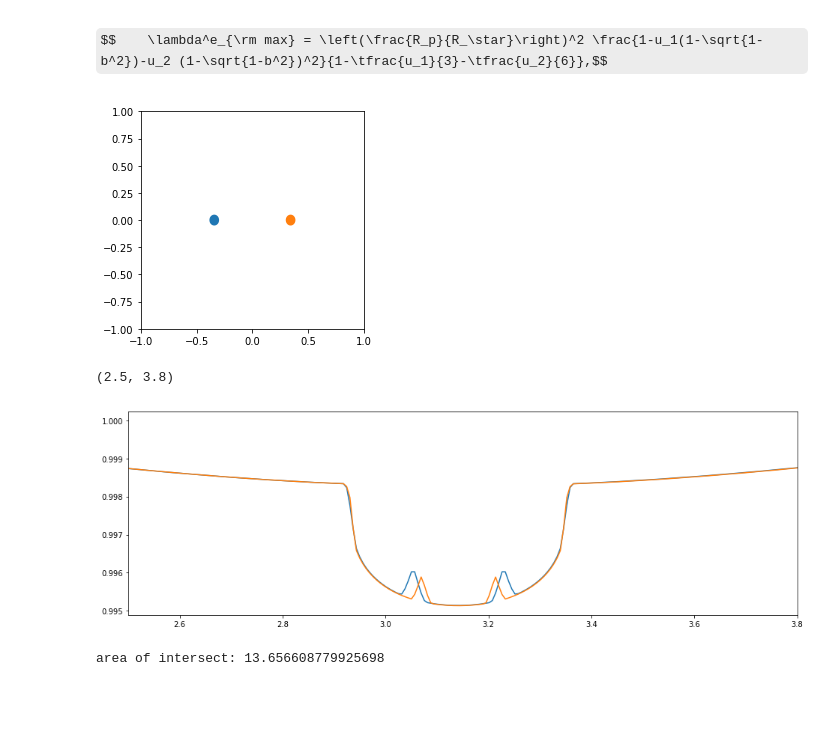
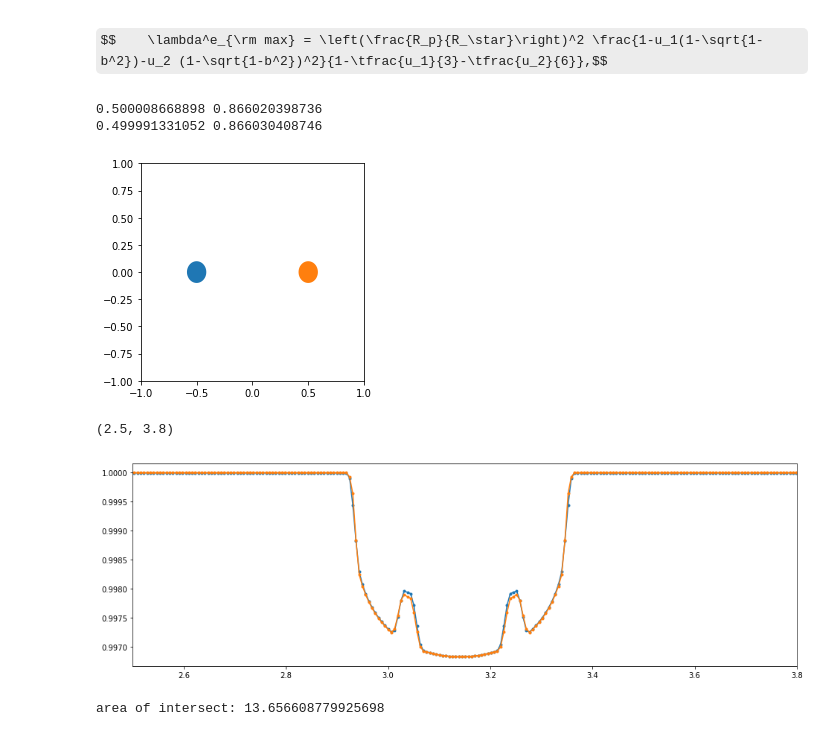
Before and after one commit to bmorris3/zeitsprung, a Jupyter notebook: fleck_transit.ipynb, the cells around one changed output. Cells and saved outputs as stored; diff of their text form; code cells hidden in the pictures; some formulas as TeX source; blank space fills up the shorter version.

Commit message:
Working spot occultations

```diff
--- a/fleck_transit.ipynb
+++ b/fleck_transit.ipynb
@@ -83,13 +84,11 @@ import numpy as np
 
 def create_ellipse(center, lengths, angle=0):
     """
-    create a shapely ellipse. adapted from
-    https://gis.stackexchange.com/a/243462
+    create a shapely ellipse
     """
     ellr = affinity.rotate(affinity.scale(Point(center).buffer(1), lengths[0], lengths[1]), angle)
     return ellr
 # %%
-
 from matplotlib.collections import PatchCollection
 
 usr = UnitSphericalRepresentation(spot_lons, spot_lats)
@@ -127,6 +126,7 @@ ld_factor = (1 - u_ld[0] * (1 - mu) - u_ld[1] * (1 - mu)**2 ) / (1 - u_ld[0]/3 -
 lambda_e = occult(z, p) * ld_factor
 
 spots = []
+spot_ld_factors = []
 plot_ellipses = True
 
 if plot_ellipses:
@@ -137,44 +137,50 @@ ax.set(xlim=[-1, 1], ylim=[-1, 1])
 planet = [create_ellipse([d[i], 0], [p, p]) for i in range(len(d))]
 
 for i in range(n_spots):
-        if tilted_spot_positions.x.value[mid_transit_time, i, 0] > 0:
+    if tilted_spot_positions.x.value[mid_transit_time, i, 0] > 0:
 
-            angle = np.arctan2(tilted_spot_positions.z.value[mid_transit_time, i, 0],
-                               tilted_spot_positions.y.value[mid_transit_time, i, 0])
+        r_spot = np.hypot(tilted_spot_positions.z.value[mid_transit_time, i, 0],
+                          tilted_spot_positions.y.value[mid_transit_time, i, 0])
+        print(r_spot, np.sqrt(1 - r_spot**2))
+        angle = np.arctan2(tilted_spot_positions.z.value[mid_transit_time, i, 0],
+                           tilted_spot_positions.y.value[mid_transit_time, i, 0])
 
-            ellipse = create_ellipse([tilted_spot_positions.y.value[mid_transit_time, i, 0],
-                                      tilted_spot_positions.z.value[mid_transit_time, i, 0]],
-                                     [spot_radii[i, 0]*np.sqrt(1 - r_spot**2),
-                                      spot_radii[i, 0]], np.degrees(angle))
-            spots.append(ellipse)
+        ellipse = create_ellipse([tilted_spot_positions.y.value[mid_transit_time, i, 0],
+                                  tilted_spot_positions.z.value[mid_transit_time, i, 0]],
+                                 [spot_radii[i, 0]*np.sqrt(1 - r_spot**2), spot_radii[i, 0]],
+                                 np.degrees(angle))
+        spots.append(ellipse)
+        spot_ld_factors.append(limb_darkening_normed(u_ld, r_spot))
 
-            if plot_ellipses:
-                x, y = ellipse.exterior.coords.xy
-                ax.fill(x, y)
+        if plot_ellipses:
+            x, y = ellipse.exterior.coords.xy
+            ax.fill(x, y)
 
-intersections = np.sum([[planet[i].intersection(spots[j]).area / p**2 / np.pi
+intersections = np.sum([[(1 - spot_contrast) / spot_ld_factors[j] * planet[i].intersection(spots[j]).area / np.pi
                          for i in range(len(planet))]
                         for j in range(len(spots))], axis=0)
-lambda_e -= p**2 * (1 - spot_contrast) * intersections
+lambda_e -=  intersections
 
 f_spots = np.pi * spot_radii**2 * (1 - spot_contrast) * ld * np.sqrt(1 - r**2)
 
 delta_f = (1 - np.sum(f_spots.filled(0)/f0, axis=1)[:, 0] - lambda_e)
 # %% [output]
+0.500008668898 0.866020398736
+0.499991331052 0.866030408746
-[figure, old version]
+[figure, new version]
 # %%
 plt.figure(figsize=(16, 5))
-plt.plot(lc.times.jd, lc.fluxes)
-plt.plot(lc.times.jd, delta_f)
-# plt.axhline(1 - p**2, ls='--')
+plt.plot(lc.times.jd, lc.fluxes/lc.fluxes.max(), '.-')
+plt.plot(lc.times.jd, delta_f/delta_f.max(), '.-')
+#3 plt.axhline(1 - p**2, ls='--')
 # plt.xlim([4500, 5500])
-# plt.ylim([0.969, 0.975])
+# plt.ylim([0.972, 0.978])
 plt.xlim([2.5, 3.8])
 # plt.ylim([0.99, 0.998])
 # plt.ylim([0.98, 0.9925])
 # %% [output]
 (2.5, 3.8)
-[figure, old version]
+[figure, new version]
 # %%
 
 
```
Also changed, not shown: parts of 3 cells of this notebook.
